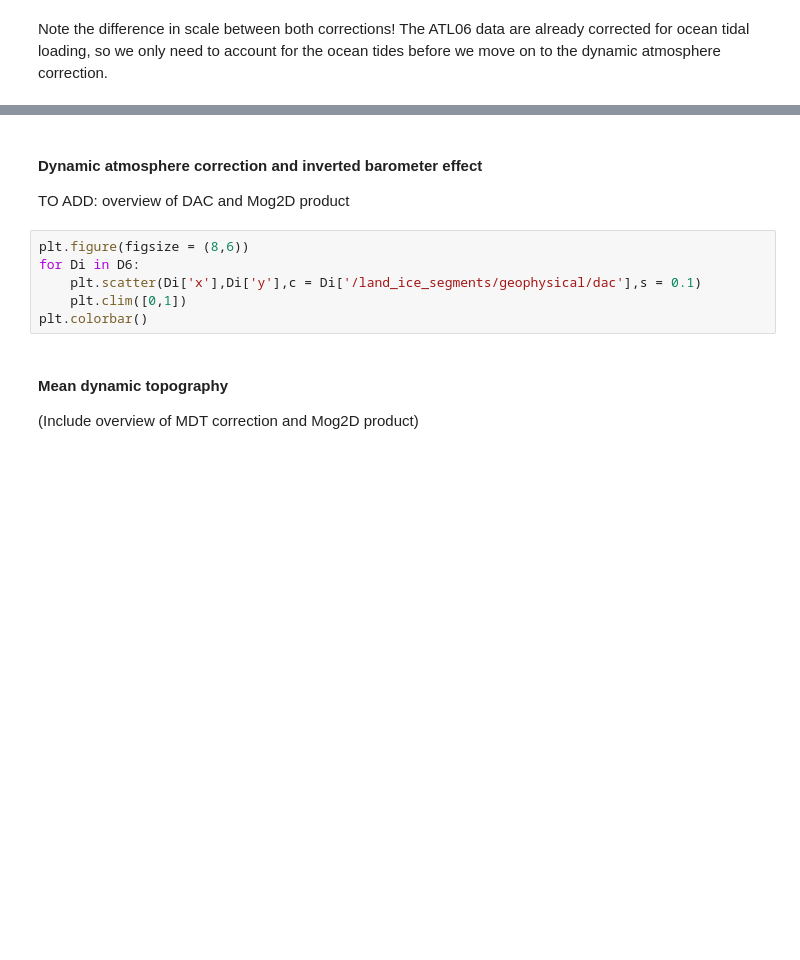
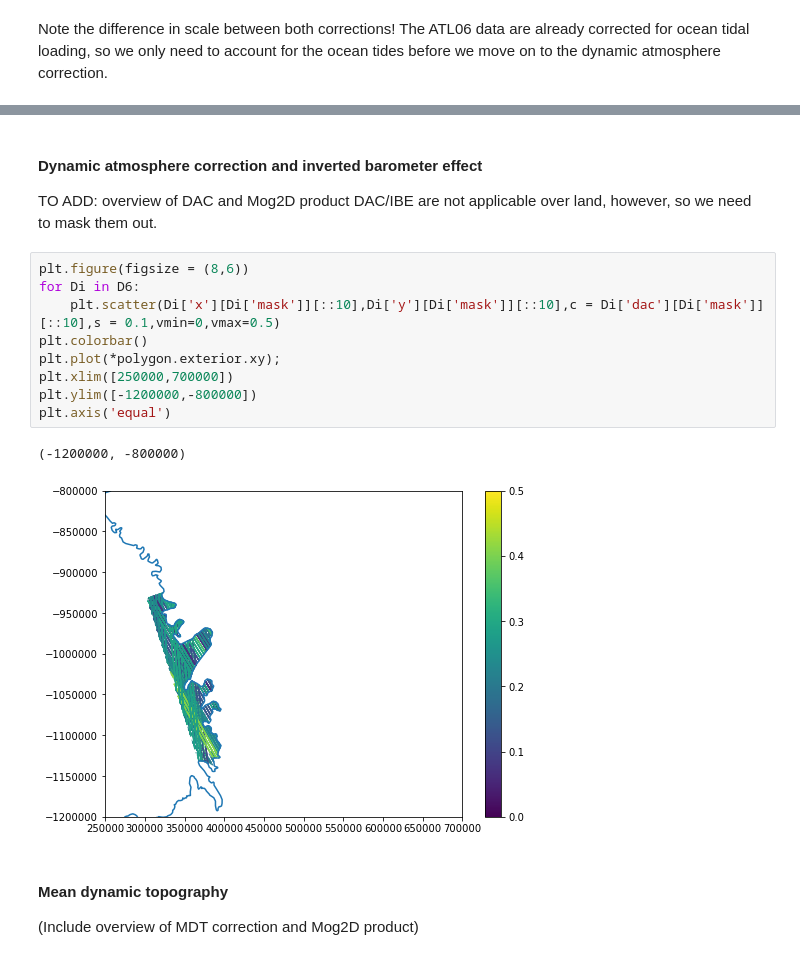
Before and after one commit to ICESAT-2HackWeek/data-correction, a Jupyter notebook: data_correction.ipynb, the cells around one changed output, grey strips where cells are left out. Drawn from its saved outputs; the diff is of its cells as text; blank space fills up the shorter version.

```diff
--- a/data_correction.ipynb
+++ b/data_correction.ipynb
@@ -164,12 +156,19 @@ Note the difference in scale between both corrections! The ATL06 data are alread
 #### Dynamic atmosphere correction and inverted barometer effect
 
 TO ADD: overview of DAC and Mog2D product
+DAC/IBE are not applicable over land, however, so we need to mask them out.
 # %%
 plt.figure(figsize = (8,6))
 for Di in D6:
-    plt.scatter(Di['x'],Di['y'],c = Di['/land_ice_segments/geophysical/dac'],s = 0.1)
-    plt.clim([0,1])
+    plt.scatter(Di['x'][Di['mask']][::10],Di['y'][Di['mask']][::10],c = Di['dac'][Di['mask']][::10],s = 0.1,vmin=0,vmax=0.5)
 plt.colorbar()
+plt.plot(*polygon.exterior.xy);
+plt.xlim([250000,700000])
+plt.ylim([-1200000,-800000])
+plt.axis('equal')
+# %% [output]
+(-1200000, -800000)
+[figure, added]
 # %% [markdown]
 #### Mean dynamic topography
 
```
Also changed, not shown: parts of 16 cells of this notebook.
